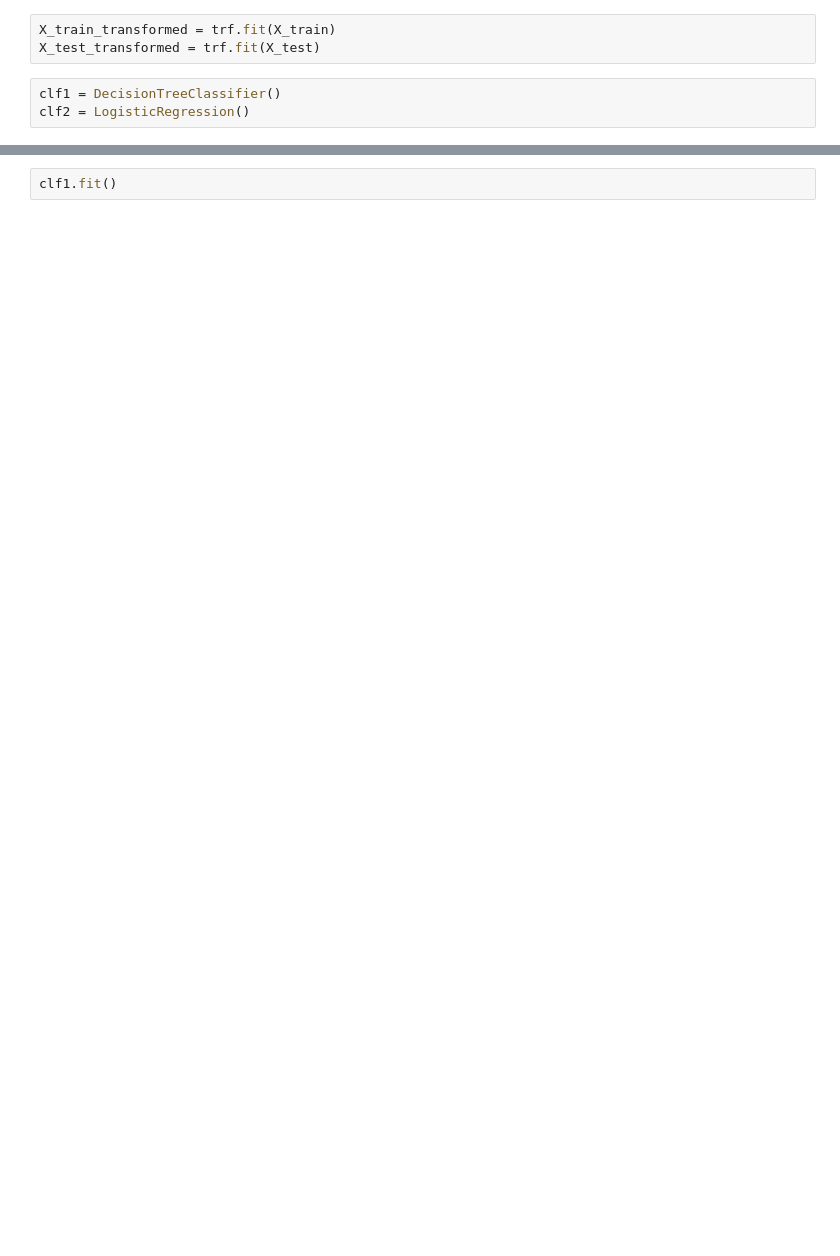
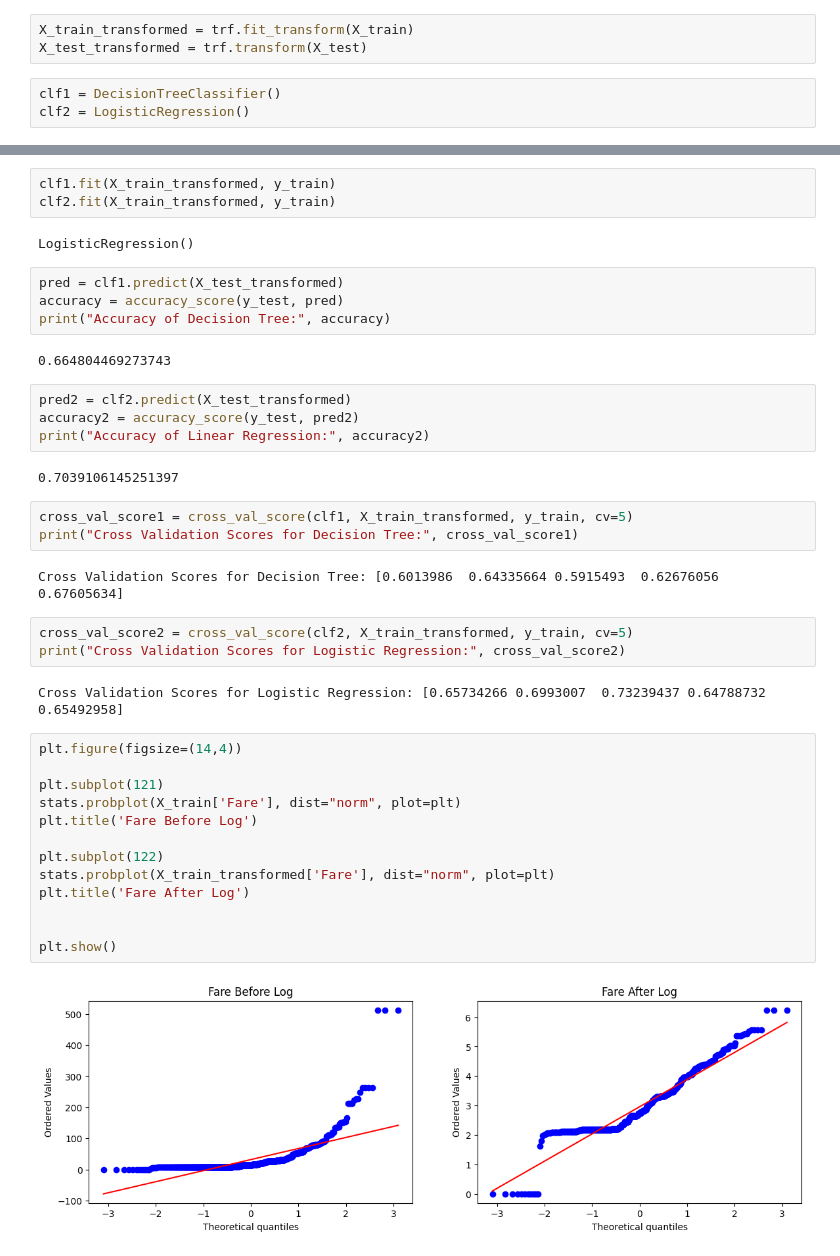
Before and after one commit to varshasharma01/100DaysOfML, a Jupyter notebook: ML7_FunctionTrf/fxn_trf.ipynb, the cells around one changed output, grey strips where cells are left out. Drawn from its saved outputs; the diff is of its cells as text; blank space fills up the shorter version.

Commit message:
create custom function transformer

```diff
--- a/ML7_FunctionTrf/fxn_trf.ipynb
+++ b/ML7_FunctionTrf/fxn_trf.ipynb
@@ -131,8 +131,8 @@ accuracy2 = accuracy_score(y_test,y_pred2)
 # %%
 trf = FunctionTransformer(func = np.log1p)
 # %%
-X_train_transformed = trf.fit(X_train)
-X_test_transformed = trf.fit(X_test)
+X_train_transformed = trf.fit_transform(X_train)
+X_test_transformed = trf.transform(X_test)
 # %%
 clf1 = DecisionTreeClassifier()
 clf2 = LogisticRegression()
@@ -139,2 +156,42 @@ clf2 = LogisticRegression()
 # %%
-clf1.fit()
+clf1.fit(X_train_transformed, y_train)
+clf2.fit(X_train_transformed, y_train)
+# %% [output]
+LogisticRegression()
+# %%
+pred = clf1.predict(X_test_transformed)
+accuracy = accuracy_score(y_test, pred)
+print("Accuracy of Decision Tree:", accuracy)
+# %% [output]
+0.664804469273743
+# %%
+pred2 = clf2.predict(X_test_transformed)
+accuracy2 = accuracy_score(y_test, pred2)
+print("Accuracy of Linear Regression:", accuracy2)
+# %% [output]
+0.7039106145251397
+# %%
+cross_val_score1 = cross_val_score(clf1, X_train_transformed, y_train, cv=5)
+print("Cross Validation Scores for Decision Tree:", cross_val_score1)
+# %% [output]
+Cross Validation Scores for Decision Tree: [0.6013986  0.64335664 0.5915493  0.62676056 0.67605634]
+# %%
+cross_val_score2 = cross_val_score(clf2, X_train_transformed, y_train, cv=5)
+print("Cross Validation Scores for Logistic Regression:", cross_val_score2)
+# %% [output]
+Cross Validation Scores for Logistic Regression: [0.65734266 0.6993007  0.73239437 0.64788732 0.65492958]
+# %%
+plt.figure(figsize=(14,4))
+
+plt.subplot(121)
+stats.probplot(X_train['Fare'], dist="norm", plot=plt)
+plt.title('Fare Before Log')
+
+plt.subplot(122)
+stats.probplot(X_train_transformed['Fare'], dist="norm", plot=plt)
+plt.title('Fare After Log')
+
+
+plt.show()
+# %% [output]
+[figure, added]
```
Also changed, not shown: parts of 6 cells of this notebook.
